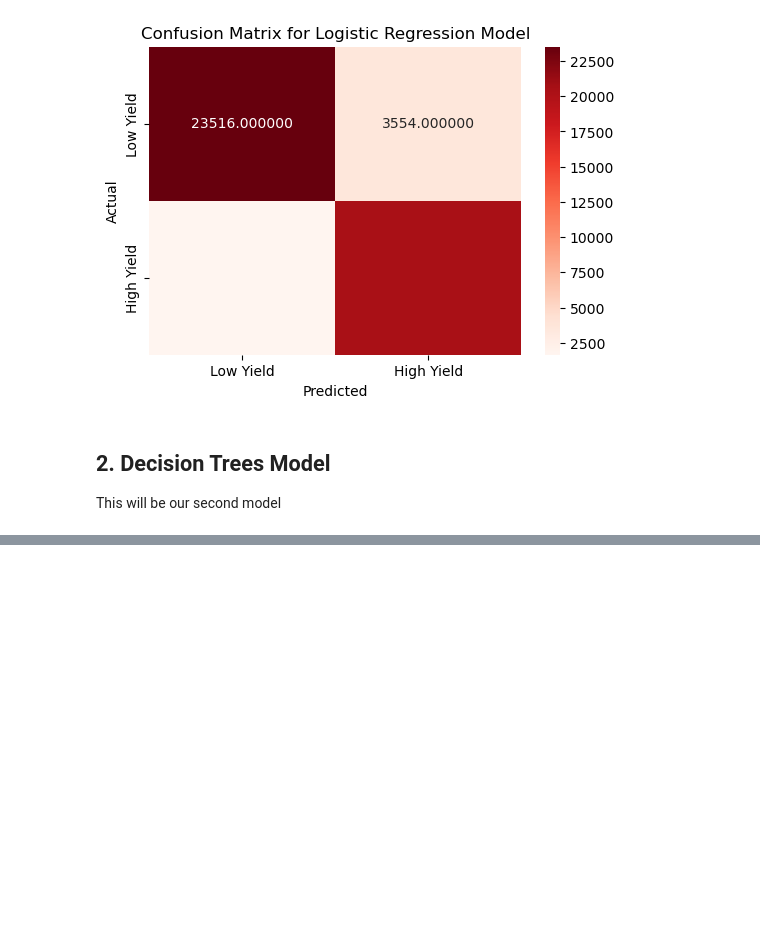
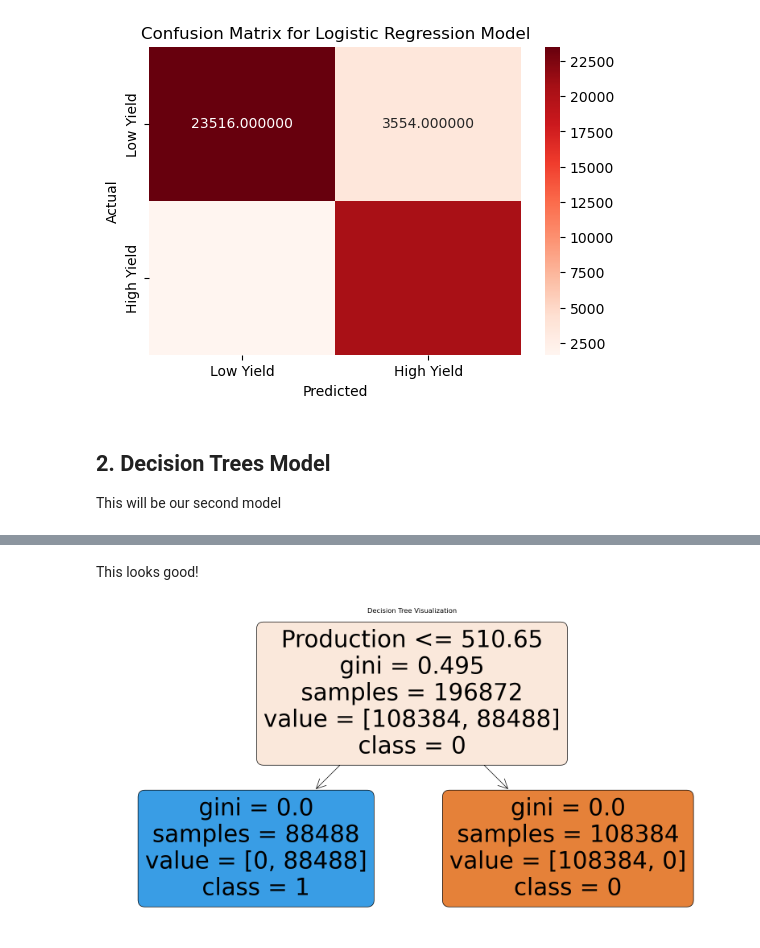
Before and after one commit to Austin-Murunga/Phase-3-Project-, a Jupyter notebook: index.ipynb, the cells around one changed output, grey strips where cells are left out. Drawn from its saved outputs; the diff is of its cells as text; code cells hidden in the pictures; blank space fills up the shorter version.

```diff
--- a/index.ipynb
+++ b/index.ipynb
@@ -718,0 +732,4 @@ from sklearn.preprocessing import LabelEncoder
+# %%
+#preprocessing the data
+data_encoded = pd.get_dummies(data.drop(columns=['Yield_Production']), drop_first=True)
+data_encoded
@@ -718,0 +753,11 @@ from sklearn.preprocessing import LabelEncoder
+# %%
+#defining the variables
+X= data_encoded
+y= data['Yield_Production']
+# %%
+# spliting our data set  to training and testing sets
+X_train,X_test,y_train,y_test = train_test_split(X,y,test_size=0.2,random_state=42)
+# %%
+#initializing and training the Decision tree model
+model= DecisionTreeClassifier(random_state=42)
+model.fit(X_train, y_train)
@@ -718,0 +796,15 @@ from sklearn.preprocessing import LabelEncoder
+# %% [markdown]
+This looks good!
+# %%
+#plot decision tree
+from sklearn import tree
+#convert to string
+class_names = [str(cls) for cls in y.unique()]
+
+#plot decision tree
+plt.figure(figsize=(20,10))
+tree.plot_tree(model, feature_names=X.columns, class_names= class_names, filled = True, rounded= True)
+plt.title('Decision Tree Visualization')
+plt.show()
+# %% [output]
+[figure, added]
```
Also changed, not shown: parts of 10 cells of this notebook.
